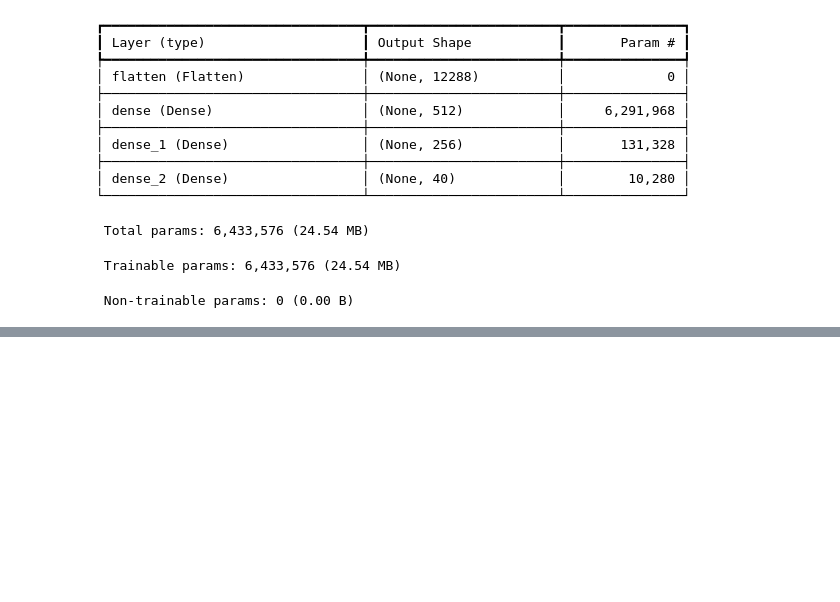
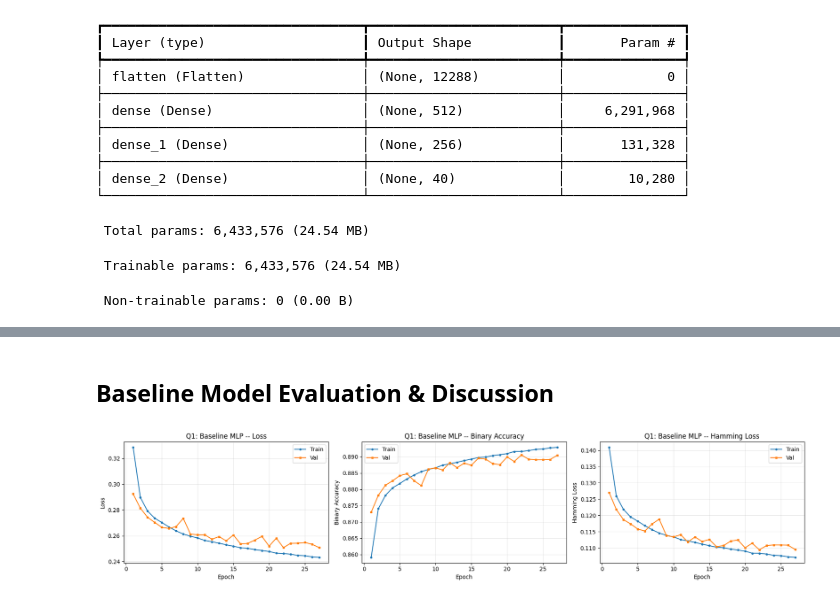
Before and after one commit to ZharlieSineFine/CelebA-Face-Attributes-Machine-Learning-Analysis, a Jupyter notebook: CelebA-Face-Analysis.ipynb, the cells around one changed output, grey strips where cells are left out. Saved outputs shown, nothing was run; the diff lists cells and outputs as text; code cells hidden in the pictures; blank space fills up the shorter version.

```diff
--- a/CelebA-Face-Analysis.ipynb
+++ b/CelebA-Face-Analysis.ipynb
@@ -360,0 +365,6 @@ Restoring model weights from the end of the best epoch: 25.
+# %% [markdown]
+## Baseline Model Evaluation & Discussion
+# %%
+plot_history(q1_history, title="Q1: Baseline MLP")
+# %% [output]
+[figure, added]
```
Also changed, not shown: parts of 20 cells of this notebook.
